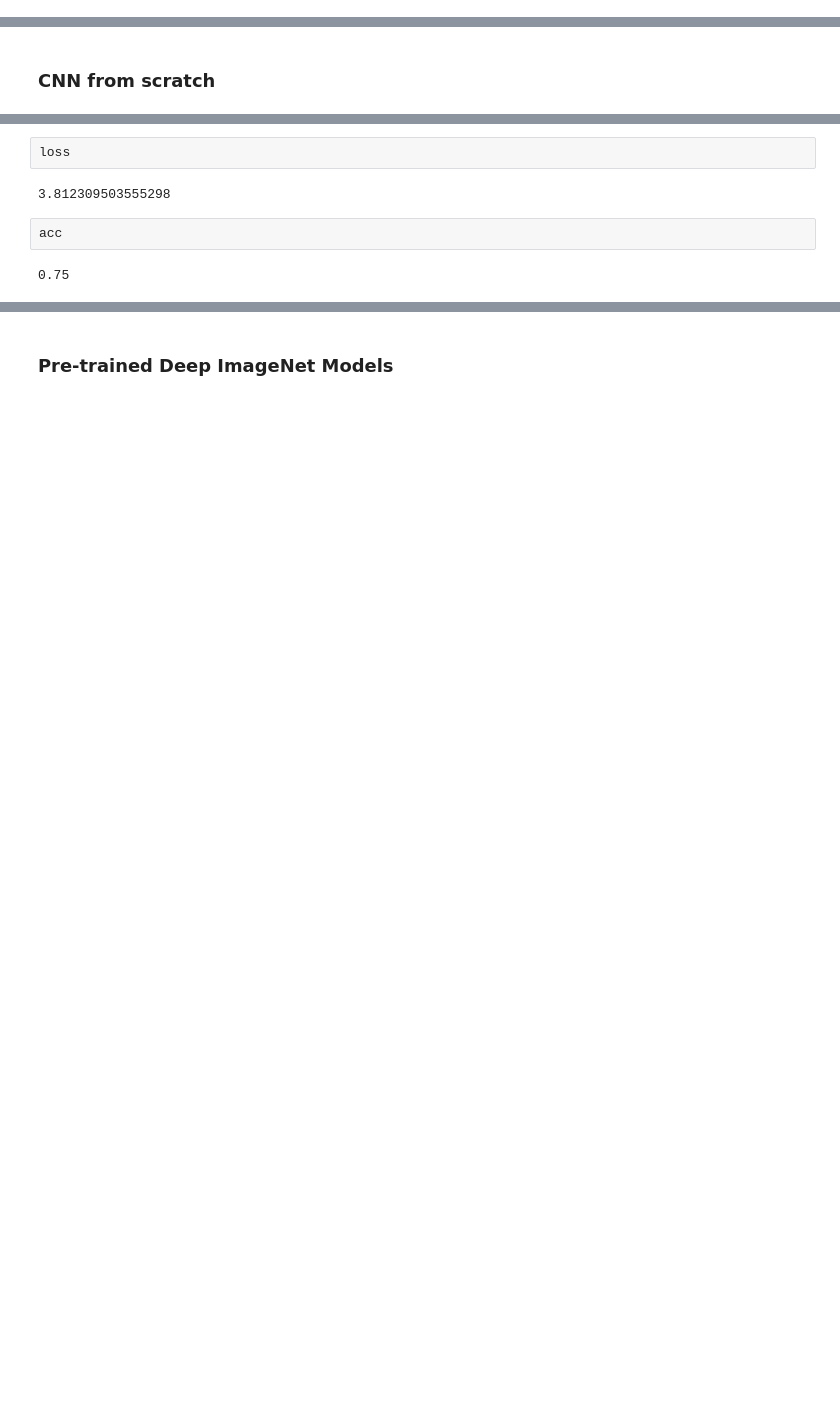
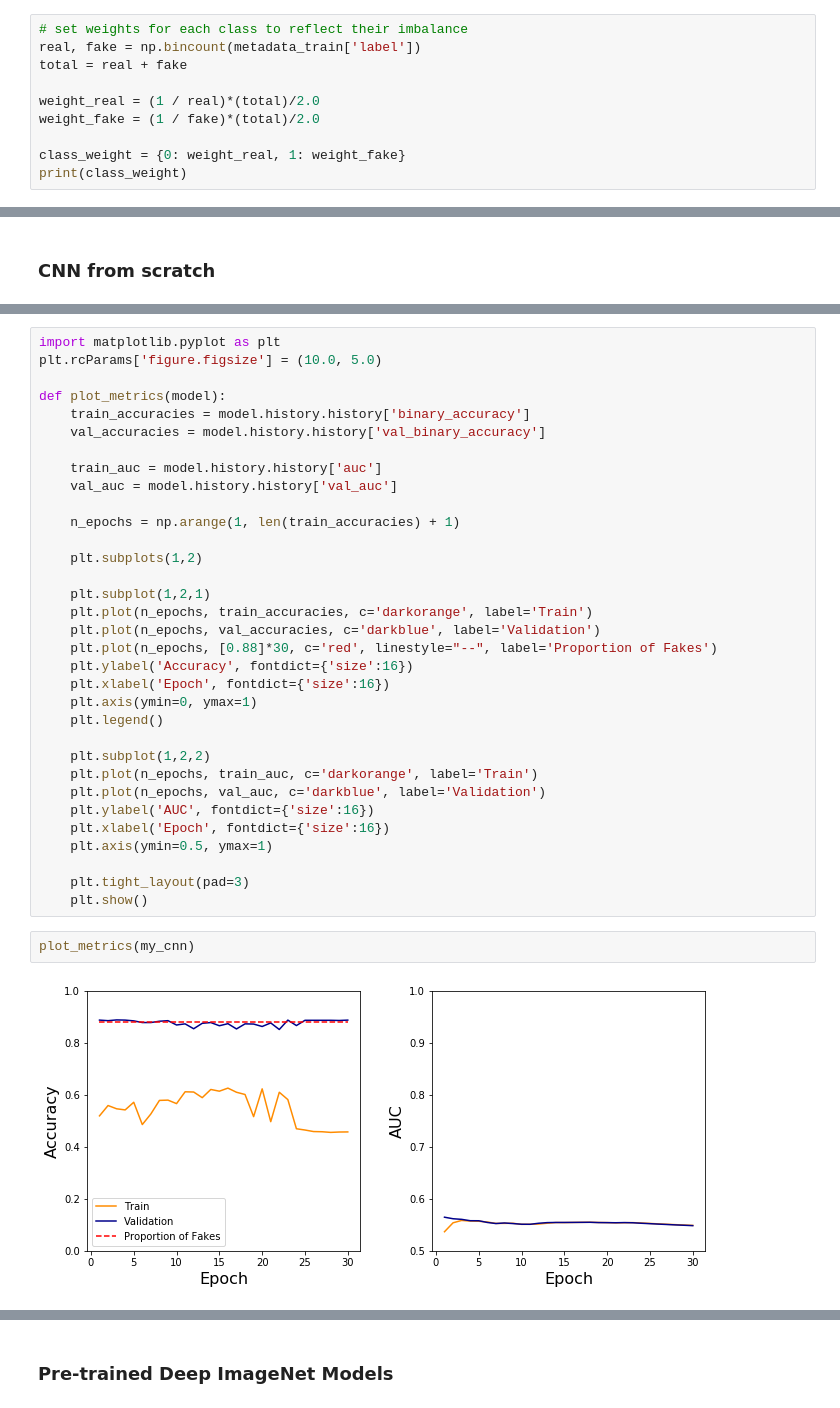
Before and after one commit to sdlee94/DeepFake-Detection-Using-Neural-Networks, a Jupyter notebook: ImageNet Models.ipynb, the cells around one changed output, grey strips where cells are left out. Cells and saved outputs as stored; diff of their text form; blank space fills up the shorter version.

Commit message:
Train on Imagenet models

```diff
--- a/ImageNet Models.ipynb
+++ b/ImageNet Models.ipynb
@@ -99,0 +130,10 @@ metadata_test.to_csv('test.csv', index=False)
+# %%
+# set weights for each class to reflect their imbalance
+real, fake = np.bincount(metadata_train['label'])
+total = real + fake
+
+weight_real = (1 / real)*(total)/2.0
+weight_fake = (1 / fake)*(total)/2.0
+
+class_weight = {0: weight_real, 1: weight_fake}
+print(class_weight)
@@ -205,8 +213,37 @@ loss, acc = my_model.evaluate_generator(test_generator, steps=steps_per_epoch, v
-# %%
-loss
-# %% [output]
-3.812309503555298
-# %%
-acc
-# %% [output]
-0.75
+# %%
+import matplotlib.pyplot as plt
+plt.rcParams['figure.figsize'] = (10.0, 5.0)
+
+def plot_metrics(model):
+    train_accuracies = model.history.history['binary_accuracy']
+    val_accuracies = model.history.history['val_binary_accuracy']
+
+    train_auc = model.history.history['auc']
+    val_auc = model.history.history['val_auc']
+
+    n_epochs = np.arange(1, len(train_accuracies) + 1)
+
+    plt.subplots(1,2)
+
+    plt.subplot(1,2,1)
+    plt.plot(n_epochs, train_accuracies, c='darkorange', label='Train')
+    plt.plot(n_epochs, val_accuracies, c='darkblue', label='Validation')
+    plt.plot(n_epochs, [0.88]*30, c='red', linestyle="--", label='Proportion of Fakes')
+    plt.ylabel('Accuracy', fontdict={'size':16})
+    plt.xlabel('Epoch', fontdict={'size':16})
+    plt.axis(ymin=0, ymax=1)
+    plt.legend()
+
+    plt.subplot(1,2,2)
+    plt.plot(n_epochs, train_auc, c='darkorange', label='Train')
+    plt.plot(n_epochs, val_auc, c='darkblue', label='Validation')
+    plt.ylabel('AUC', fontdict={'size':16})
+    plt.xlabel('Epoch', fontdict={'size':16})
+    plt.axis(ymin=0.5, ymax=1)
+
+    plt.tight_layout(pad=3)
+    plt.show()
+# %%
+plot_metrics(my_cnn)
+# %% [output]
+[figure, added]
```
Also changed, not shown: parts of 75 cells of this notebook, 1 other file.
